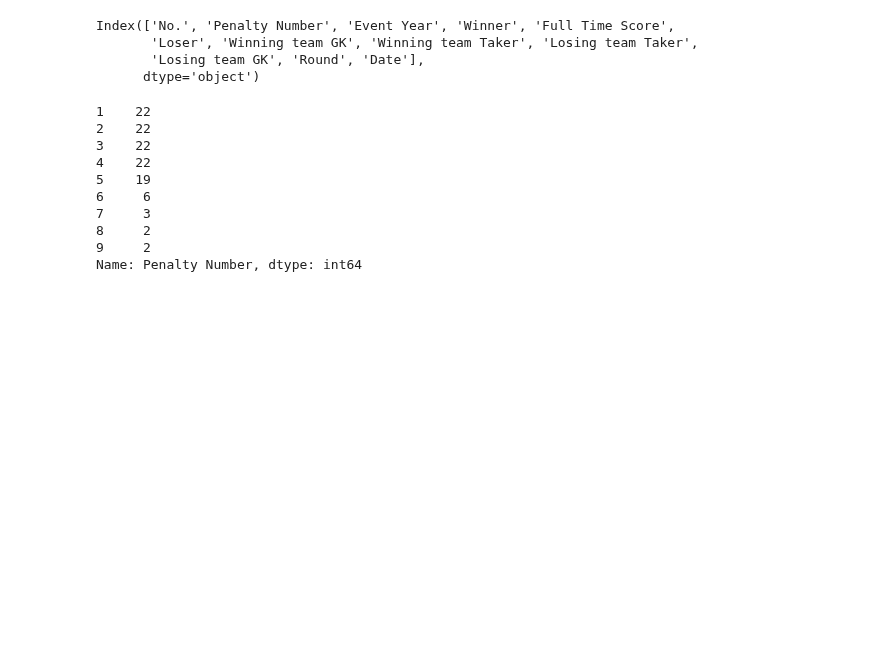
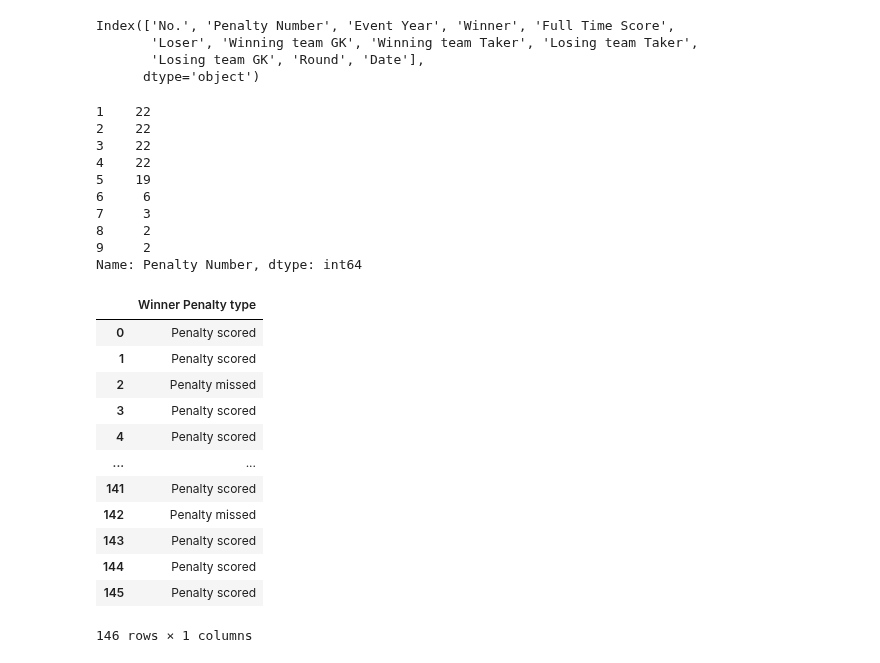
Before and after one commit to hyunjun33/Data_preprocessing, a Jupyter notebook: Preppin' Data 2021 Week 28 Challenge.ipynb, the cells around one changed output. Cells and saved outputs as stored; diff of their text form; code cells hidden in the pictures; blank space fills up the shorter version.

```diff
--- a/Preppin' Data 2021 Week 28 Challenge.ipynb
+++ b/Preppin' Data 2021 Week 28 Challenge.ipynb
@@ -87,0 +92,17 @@ Name: Penalty Number, dtype: int64
+# %%
+winner_penalty = winner_penalty.drop([0, 1, 2, 3, 4, 5], axis=1)
+winner_penalty
+# %% [output]
+|  | Winner Penalty type |
+| 0 | Penalty scored |
+| 1 | Penalty scored |
+| 2 | Penalty missed |
+| 3 | Penalty scored |
+| 4 | Penalty scored |
+| ... | ... |
+| 141 | Penalty scored |
+| 142 | Penalty missed |
+| 143 | Penalty scored |
+| 144 | Penalty scored |
+| 145 | Penalty scored |
+146 rows × 1 columns
```
Also changed, not shown: parts of 5 cells of this notebook.
